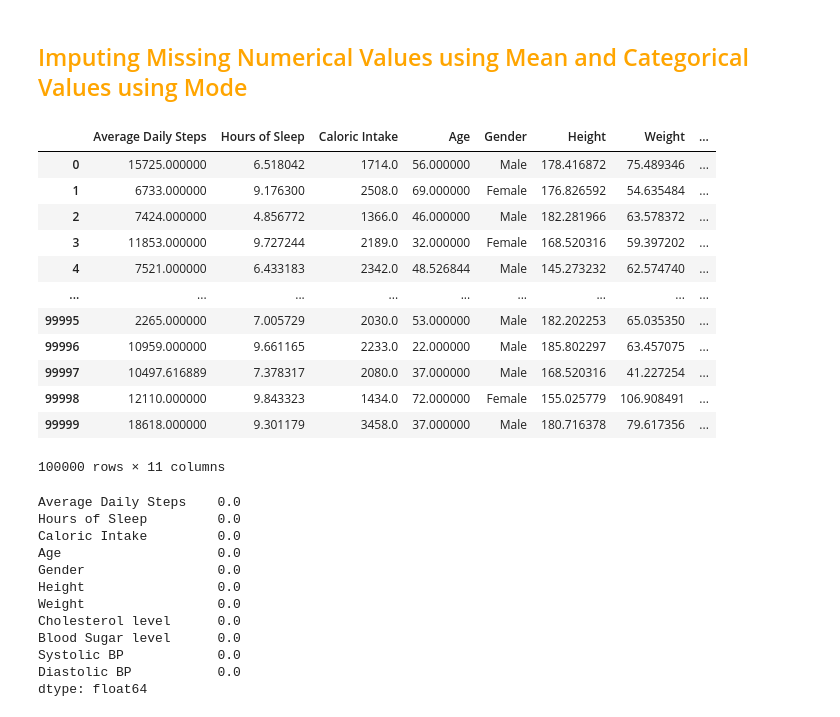
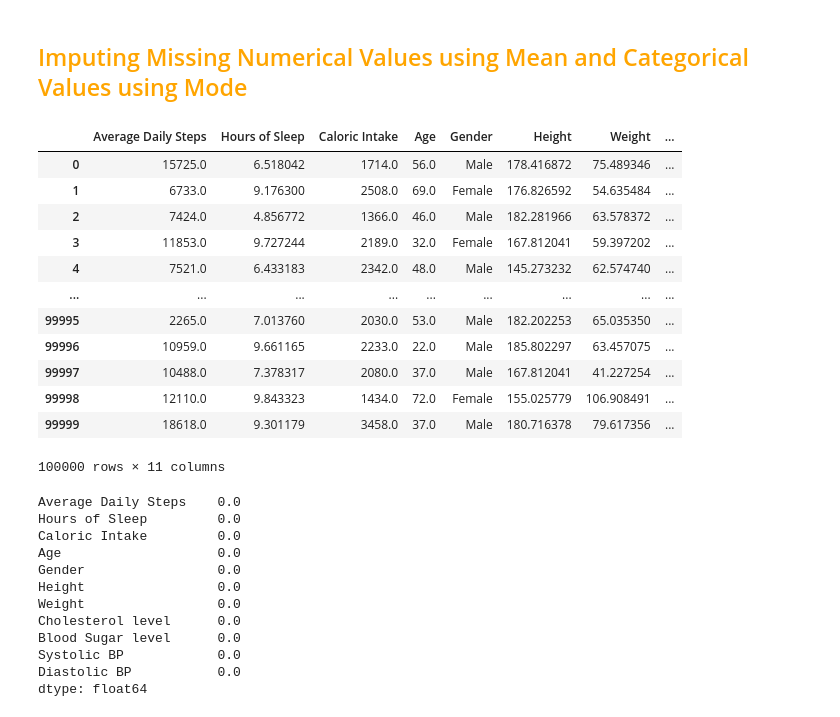
Before and after one commit to KamandPrompt/ML-101, a Jupyter notebook: BitByBit/Bit-By-Bit.ipynb, the cells around one changed output. Saved outputs shown, nothing was run; the diff lists cells and outputs as text; code cells hidden in the pictures.

```diff
--- a/BitByBit/Bit-By-Bit.ipynb
+++ b/BitByBit/Bit-By-Bit.ipynb
@@ -5,31 +5,31 @@
 # %%
 import pandas as pd
 import numpy as np
 df = pd.read_csv('ML101_train_dataset.csv')
 
 df.drop(['LifeStyle'],axis=1,inplace=True)
 
 numeric_cols = df.select_dtypes(include=['float']).columns
-df[numeric_cols] = df[numeric_cols].fillna(df[numeric_cols].mean())
+df[numeric_cols] = df[numeric_cols].fillna(df[numeric_cols].median())
 
 categorical_cols = df.select_dtypes(include=['object']).columns
 for col in categorical_cols:
     mode_category = df[col].mode()[0]
     df[col].fillna(mode_category, inplace=True)
 df
 # %% [output]
 |  | Average Daily Steps | Hours of Sleep | Caloric Intake | Age | Gender | Height | Weight | ... |
-| 0 | 15725.000000 | 6.518042 | 1714.0 | 56.000000 | Male | 178.416872 | 75.489346 | ... |
-| 1 | 6733.000000 | 9.176300 | 2508.0 | 69.000000 | Female | 176.826592 | 54.635484 | ... |
-| 2 | 7424.000000 | 4.856772 | 1366.0 | 46.000000 | Male | 182.281966 | 63.578372 | ... |
-| 3 | 11853.000000 | 9.727244 | 2189.0 | 32.000000 | Female | 168.520316 | 59.397202 | ... |
-| 4 | 7521.000000 | 6.433183 | 2342.0 | 48.526844 | Male | 145.273232 | 62.574740 | ... |
+| 0 | 15725.0 | 6.518042 | 1714.0 | 56.0 | Male | 178.416872 | 75.489346 | ... |
+| 1 | 6733.0 | 9.176300 | 2508.0 | 69.0 | Female | 176.826592 | 54.635484 | ... |
+| 2 | 7424.0 | 4.856772 | 1366.0 | 46.0 | Male | 182.281966 | 63.578372 | ... |
+| 3 | 11853.0 | 9.727244 | 2189.0 | 32.0 | Female | 167.812041 | 59.397202 | ... |
+| 4 | 7521.0 | 6.433183 | 2342.0 | 48.0 | Male | 145.273232 | 62.574740 | ... |
 | ... | ... | ... | ... | ... | ... | ... | ... | ... |
-| 99995 | 2265.000000 | 7.005729 | 2030.0 | 53.000000 | Male | 182.202253 | 65.035350 | ... |
-| 99996 | 10959.000000 | 9.661165 | 2233.0 | 22.000000 | Male | 185.802297 | 63.457075 | ... |
-| 99997 | 10497.616889 | 7.378317 | 2080.0 | 37.000000 | Male | 168.520316 | 41.227254 | ... |
-| 99998 | 12110.000000 | 9.843323 | 1434.0 | 72.000000 | Female | 155.025779 | 106.908491 | ... |
-| 99999 | 18618.000000 | 9.301179 | 3458.0 | 37.000000 | Male | 180.716378 | 79.617356 | ... |
+| 99995 | 2265.0 | 7.013760 | 2030.0 | 53.0 | Male | 182.202253 | 65.035350 | ... |
+| 99996 | 10959.0 | 9.661165 | 2233.0 | 22.0 | Male | 185.802297 | 63.457075 | ... |
+| 99997 | 10488.0 | 7.378317 | 2080.0 | 37.0 | Male | 167.812041 | 41.227254 | ... |
+| 99998 | 12110.0 | 9.843323 | 1434.0 | 72.0 | Female | 155.025779 | 106.908491 | ... |
+| 99999 | 18618.0 | 9.301179 | 3458.0 | 37.0 | Male | 180.716378 | 79.617356 | ... |
 100000 rows × 11 columns
 # %%
 df.isnull().mean()*100
```
Also changed, not shown: parts of 8 cells of this notebook, 1 other file.
